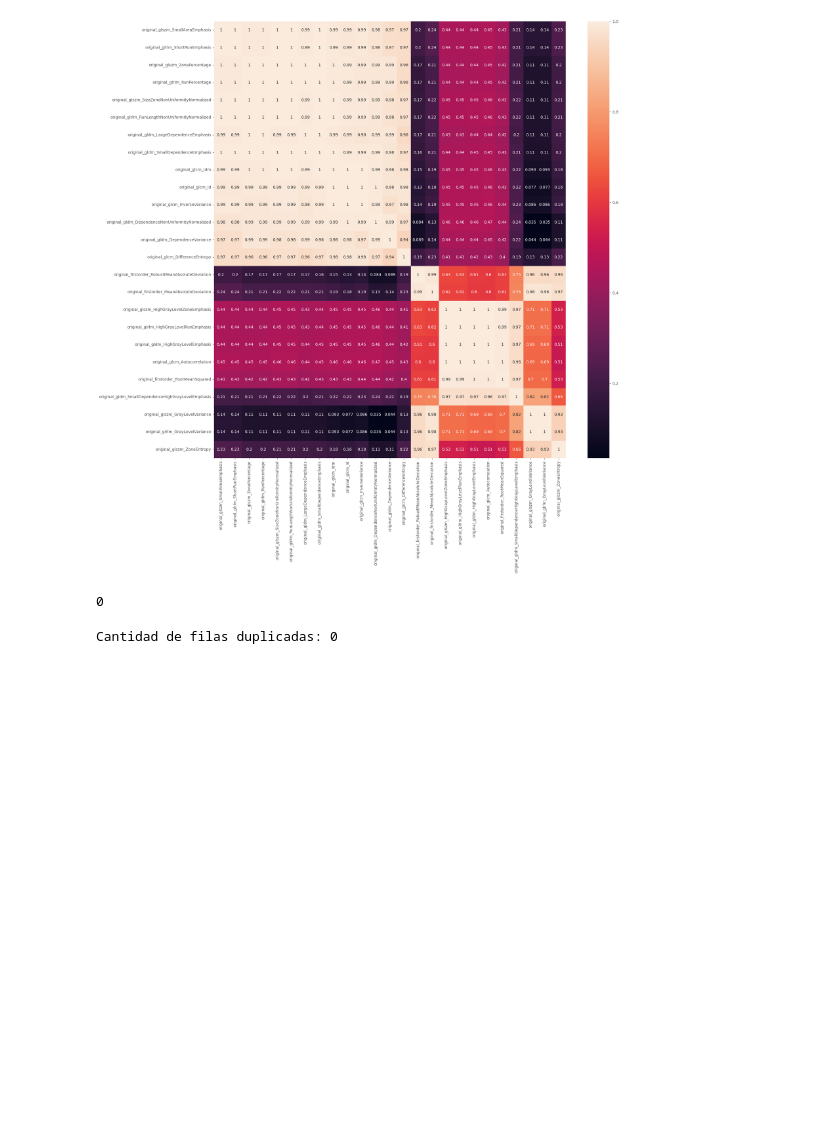
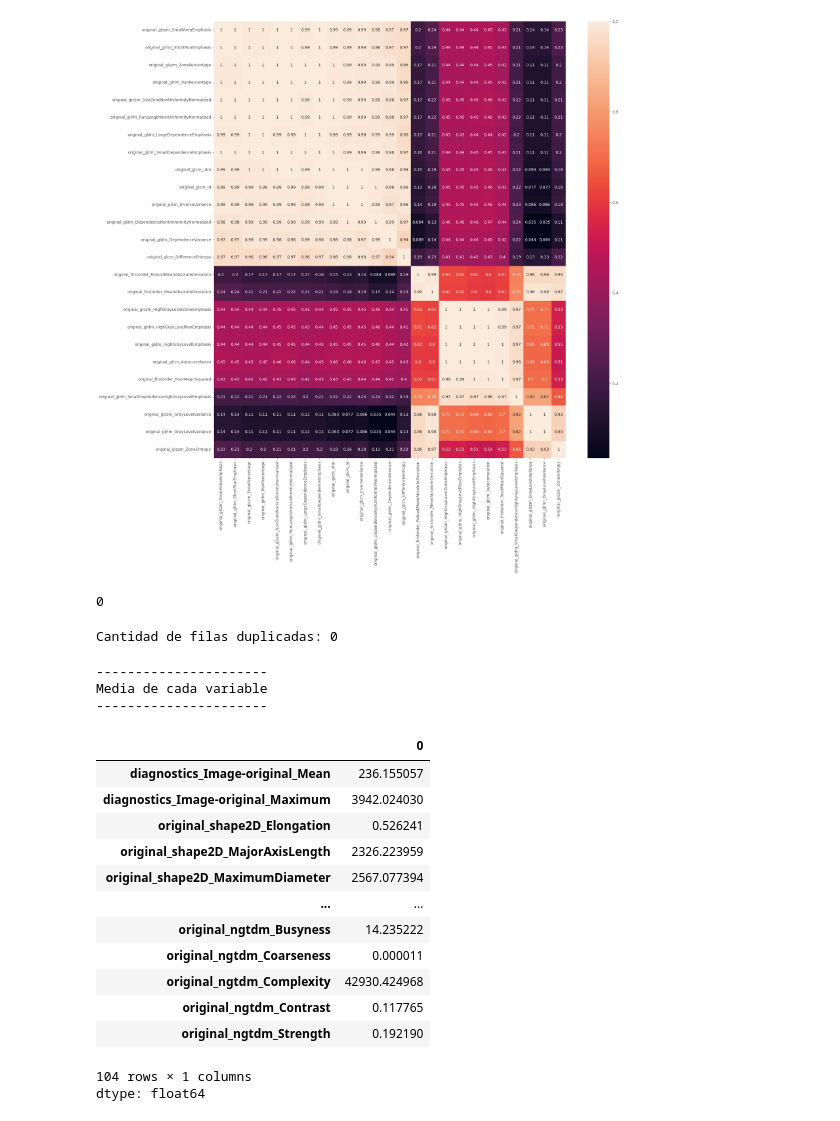
Before and after one commit to MiguelAngeloTr/Datathon, a Jupyter notebook: PM/Mamografia.ipynb, the cells around one changed output. Cells and saved outputs as stored; diff of their text form; code cells hidden in the pictures; blank space fills up the shorter version.

```diff
--- a/PM/Mamografia.ipynb
+++ b/PM/Mamografia.ipynb
@@ -208,0 +238,23 @@ Cantidad de filas duplicadas: 0
+# %%
+print('----------------------')
+print('Media de cada variable')
+print('----------------------')
+numeric_df.mean(axis=0)
+# %% [output]
+----------------------
+Media de cada variable
+----------------------
+|  | 0 |
+| diagnostics_Image-original_Mean | 236.155057 |
+| diagnostics_Image-original_Maximum | 3942.024030 |
+| original_shape2D_Elongation | 0.526241 |
+| original_shape2D_MajorAxisLength | 2326.223959 |
+| original_shape2D_MaximumDiameter | 2567.077394 |
+| ... | ... |
+| original_ngtdm_Busyness | 14.235222 |
+| original_ngtdm_Coarseness | 0.000011 |
+| original_ngtdm_Complexity | 42930.424968 |
+| original_ngtdm_Contrast | 0.117765 |
+| original_ngtdm_Strength | 0.192190 |
+104 rows × 1 columns
+dtype: float64
```
Also changed, not shown: parts of 2 cells of this notebook.
